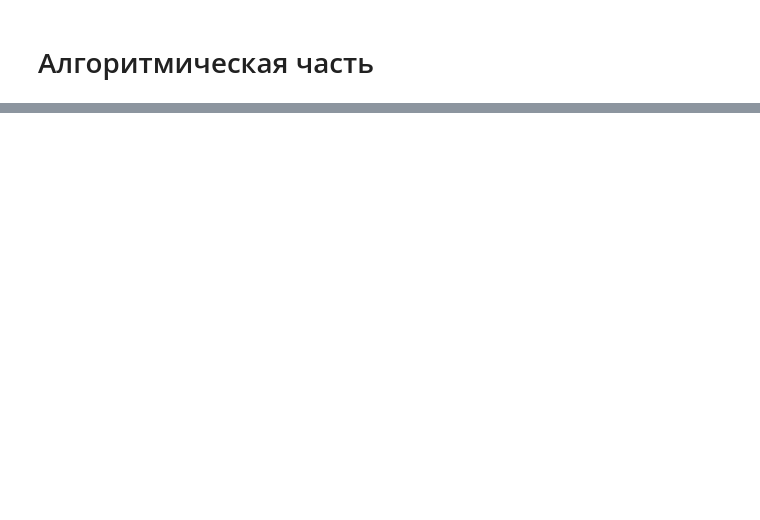
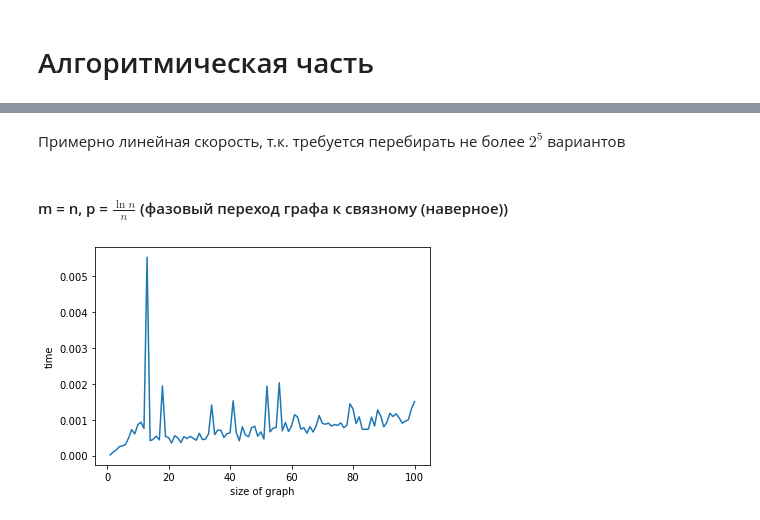
Before and after one commit to Feodor123/TrappedGraphsResearch, a Jupyter notebook: Research.ipynb, the cells around one changed output, grey strips where cells are left out. Saved outputs shown, nothing was run; the diff lists cells and outputs as text; code cells hidden in the pictures; blank space fills up the shorter version.

```diff
--- a/Research.ipynb
+++ b/Research.ipynb
@@ -58,0 +119,18 @@ $x \in GTAPPED \iff \exists y R(x,y)$, где $R(x,y)$ возвращает ис
+# %% [markdown]
+Примерно линейная скорость, т.к. требуется перебирать не более $2^5$ вариантов
+# %% [markdown]
+#### m = n, p = $\frac{\ln{n}}{n}$ (фазовый переход графа к связному (наверное))
+# %%
+import matplotlib.pyplot as plt
+import math
+
+seed(24)
+np.random.seed(24)
+grid3 = range(1,101,1)
+times3 = [testRandomGraph(n,n,math.log(n)/n,300) for n in tqdm(grid3)]
+plt.plot(grid3, times3)
+plt.xlabel('size of graph')
+plt.ylabel('time')
+plt.show()
+# %% [output]
+[figure, added]
```
Also changed, not shown: parts of 21 cells of this notebook, 3 other files.
